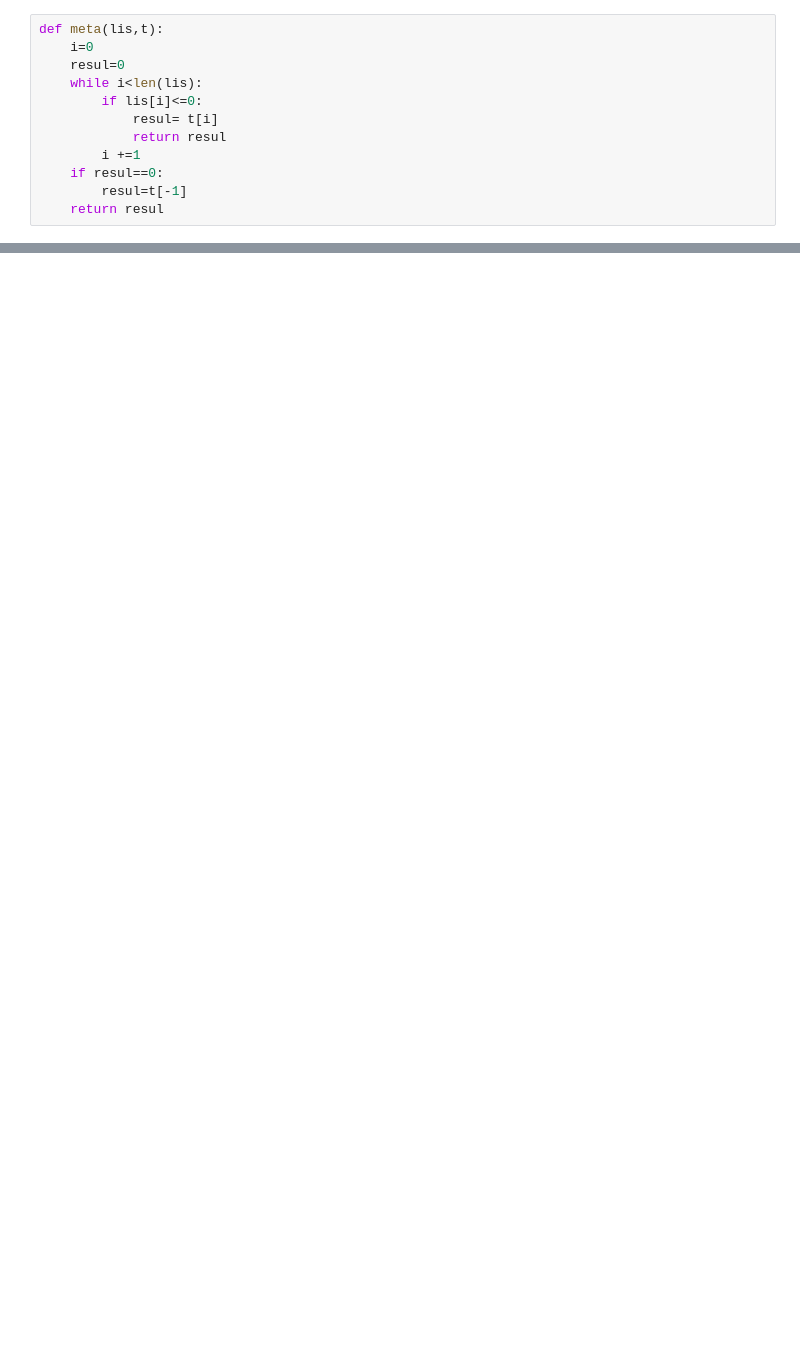
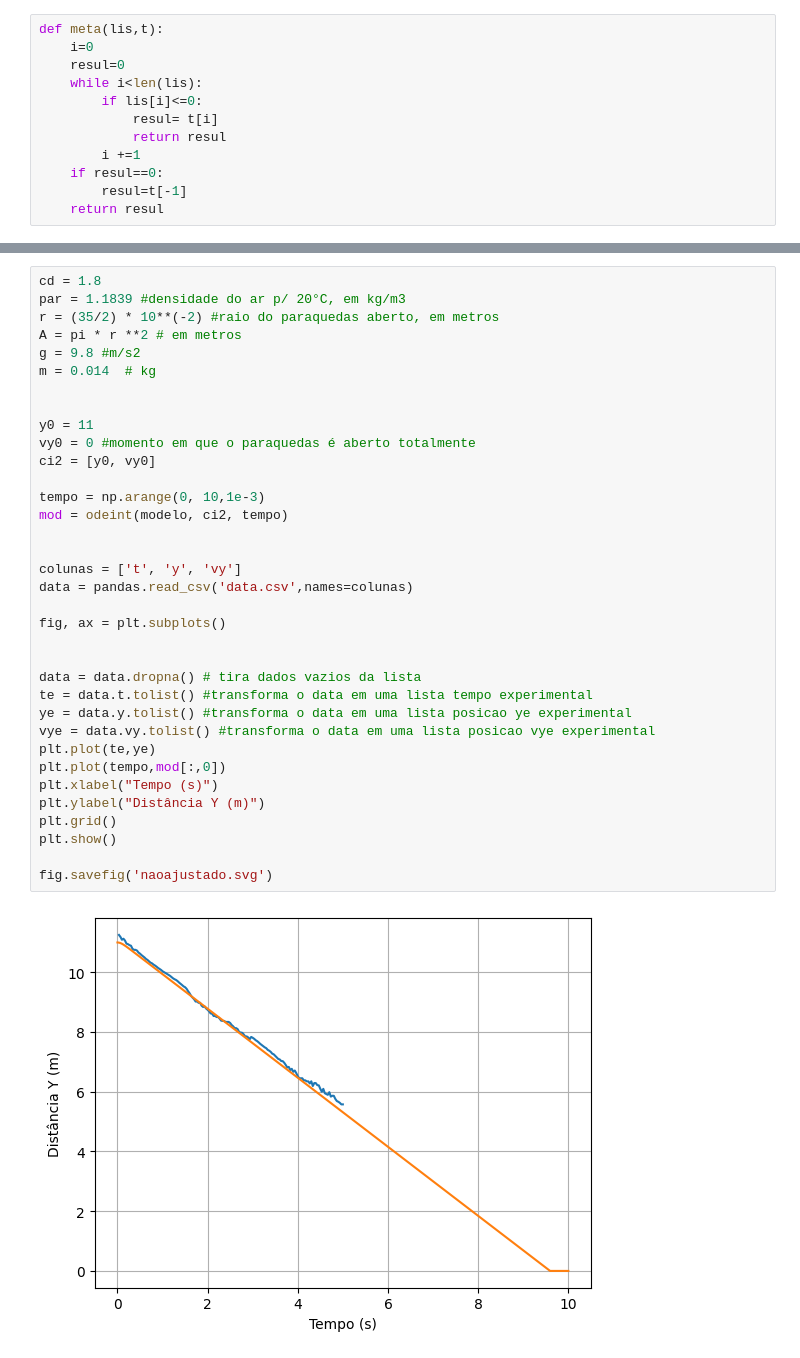
Before and after one commit to YamanduGermano/modsim-projeto3, a Jupyter notebook: lara.ipynb, the cells around one changed output, grey strips where cells are left out. Saved outputs shown, nothing was run; the diff lists cells and outputs as text; blank space fills up the shorter version.

```diff
--- a/lara.ipynb
+++ b/lara.ipynb
@@ -136,0 +144,37 @@ plt.show()
+# %%
+cd = 1.8
+par = 1.1839 #densidade do ar p/ 20°C, em kg/m3
+r = (35/2) * 10**(-2) #raio do paraquedas aberto, em metros
+A = pi * r **2 # em metros
+g = 9.8 #m/s2
+m = 0.014  # kg
+
+
+y0 = 11
+vy0 = 0 #momento em que o paraquedas é aberto totalmente
+ci2 = [y0, vy0]
+
+tempo = np.arange(0, 10,1e-3)
+mod = odeint(modelo, ci2, tempo)
+
+
+colunas = ['t', 'y', 'vy']
+data = pandas.read_csv('data.csv',names=colunas)
+
+fig, ax = plt.subplots()
+
+
+data = data.dropna() # tira dados vazios da lista
+te = data.t.tolist() #transforma o data em uma lista tempo experimental
+ye = data.y.tolist() #transforma o data em uma lista posicao ye experimental
+vye = data.vy.tolist() #transforma o data em uma lista posicao vye experimental
+plt.plot(te,ye)
+plt.plot(tempo,mod[:,0])
+plt.xlabel("Tempo (s)")
+plt.ylabel("Distância Y (m)")
+plt.grid()
+plt.show()
+
+fig.savefig('naoajustado.svg')
+# %% [output]
+[figure, added]
```
Also changed, not shown: parts of 4 cells of this notebook.
